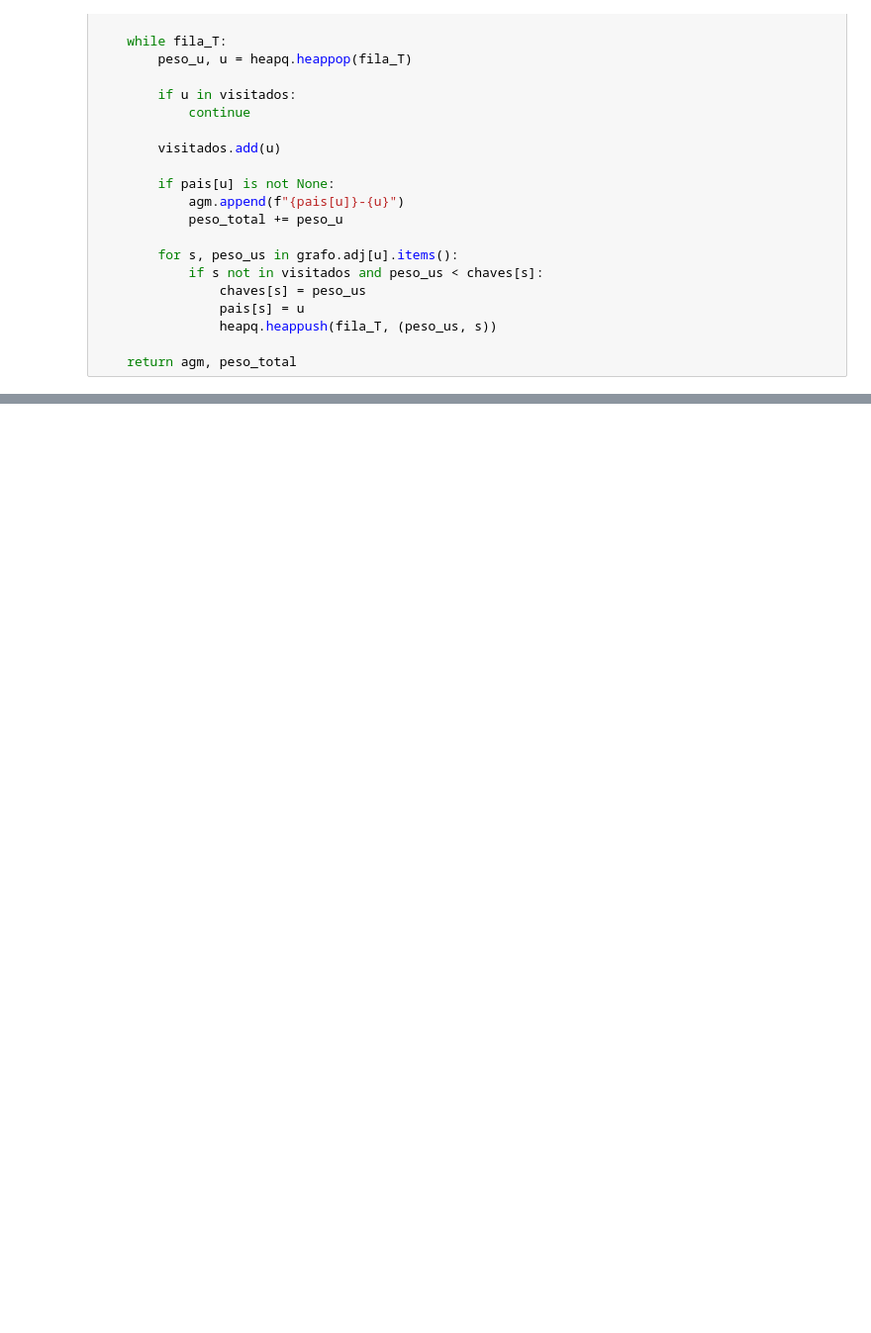
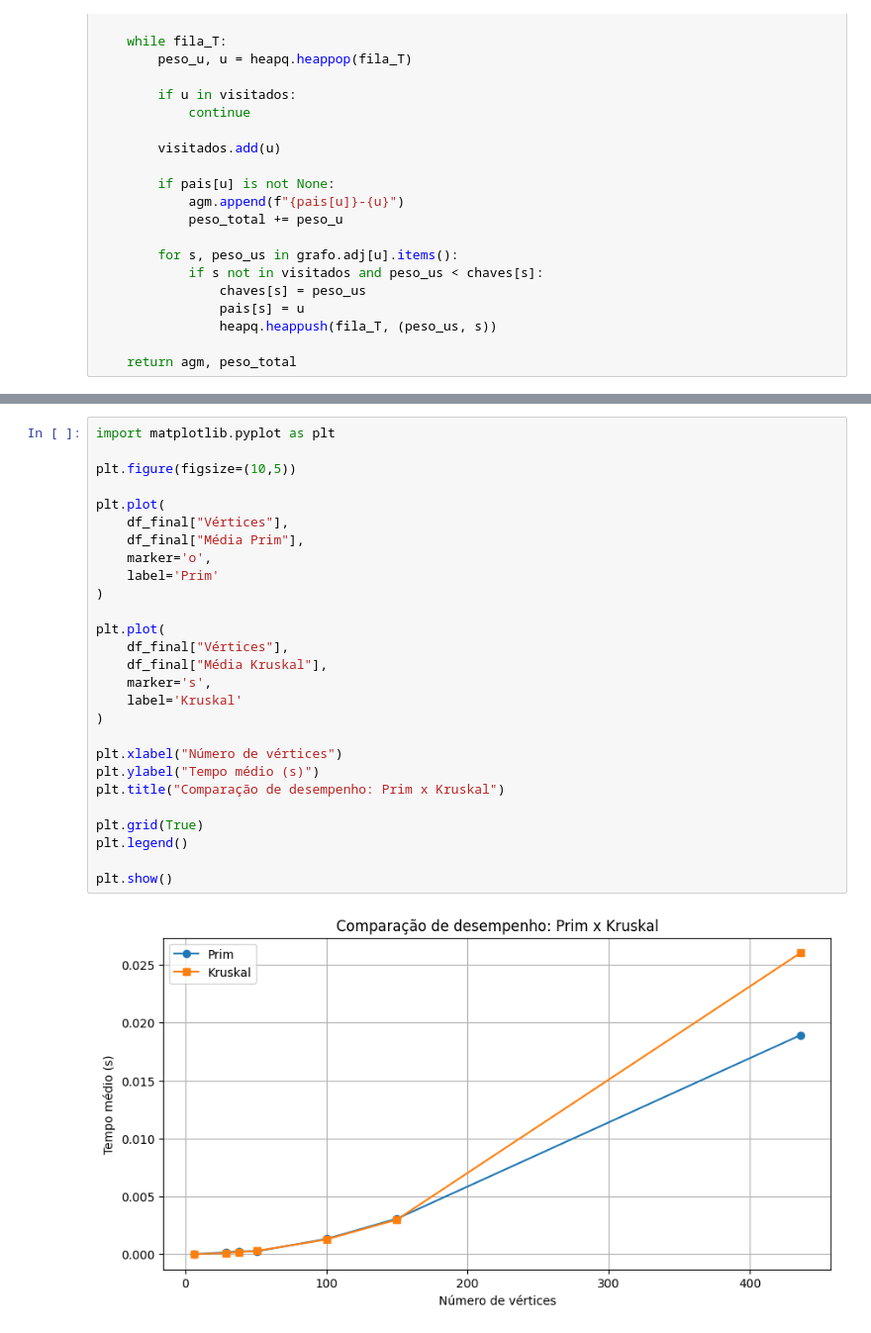
Before and after one commit to Erc-prog-xD/Grafos_trabfinal, a Jupyter notebook: Prim_Kruskal.ipynb, the cells around one changed output, grey strips where cells are left out. Shown at 99% size. Drawn from its saved outputs; the diff is of its cells as text; blank space fills up the shorter version.

```diff
--- a/Prim_Kruskal.ipynb
+++ b/Prim_Kruskal.ipynb
@@ -341,0 +811,29 @@ plotar_agm(coords, agm_prim_convertida, "Árvore Geradora Mínima - Prim", custo
+# %%
+import matplotlib.pyplot as plt
+
+plt.figure(figsize=(10,5))
+
+plt.plot(
+    df_final["Vértices"],
+    df_final["Média Prim"],
+    marker='o',
+    label='Prim'
+)
+
+plt.plot(
+    df_final["Vértices"],
+    df_final["Média Kruskal"],
+    marker='s',
+    label='Kruskal'
+)
+
+plt.xlabel("Número de vértices")
+plt.ylabel("Tempo médio (s)")
+plt.title("Comparação de desempenho: Prim x Kruskal")
+
+plt.grid(True)
+plt.legend()
+
+plt.show()
+# %% [output]
+[figure, added]
```
Also changed, not shown: parts of 10 cells of this notebook, 3 other files.
